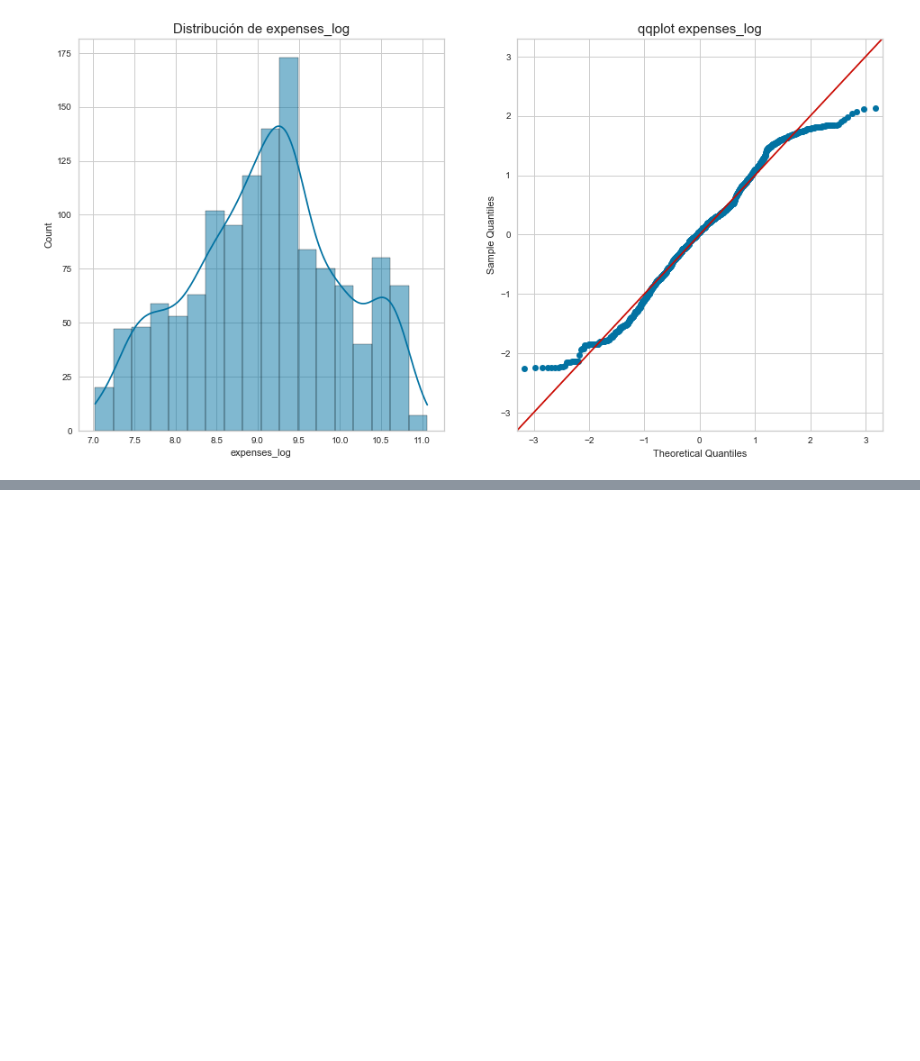
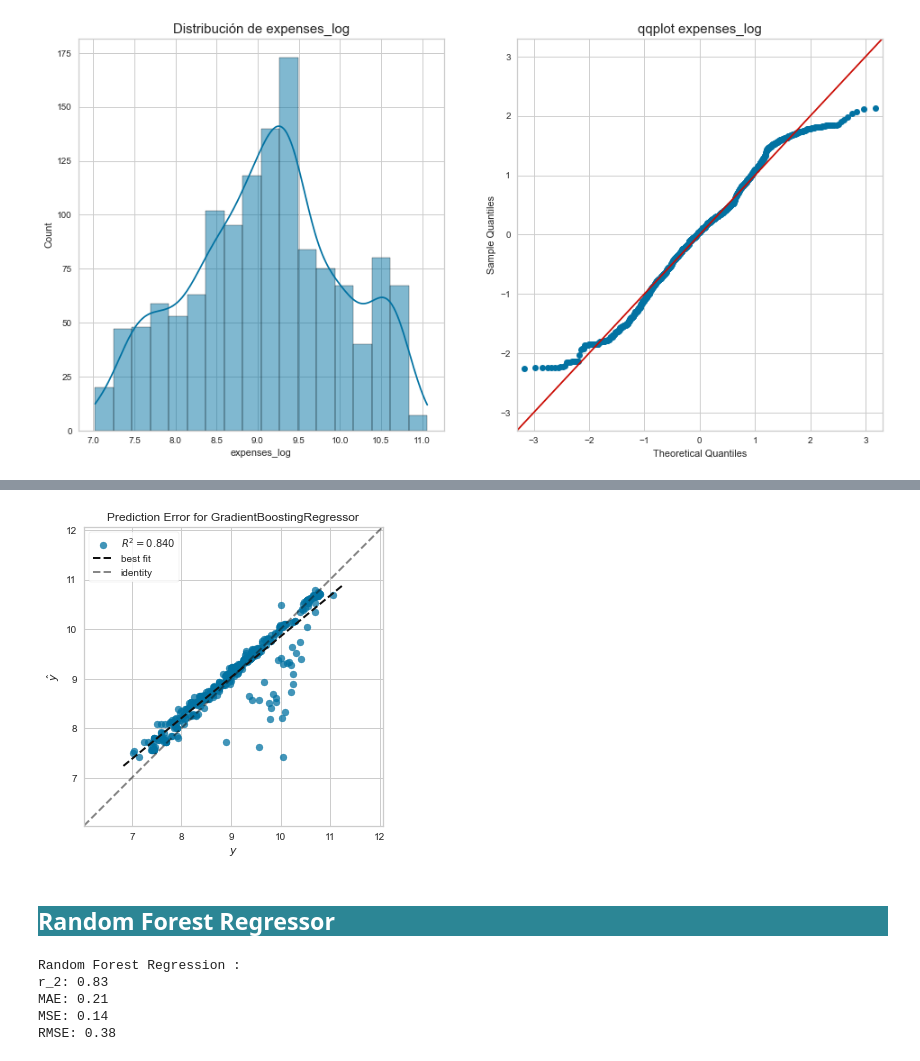
Before and after one commit to Gab0Jorq/insurance, a Jupyter notebook: insurance.ipynb, the cells around one changed output, grey strips where cells are left out. Saved outputs shown, nothing was run; the diff lists cells and outputs as text; code cells hidden in the pictures; blank space fills up the shorter version.

```diff
--- a/insurance.ipynb
+++ b/insurance.ipynb
@@ -359,0 +426,13 @@ visualizer.show()
+# %%
+gradientBoosting = GridSearchCV(estimator = GradientBoostingRegressor(),
+                            param_grid = {'n_estimators': np.arange(50, 800, 50),
+                                            'max_depth': np.arange(2, 11, 1),
+                                            'learning_rate': [0.1, 0.05, 0.01, 0.005, 0.001]},
+                            scoring = 'r2',
+                            cv = 10,
+                            n_jobs = -1)
+gradientBoosting.fit(X_train, y_train)
+gradientBoosting_best = gradientBoosting.best_estimator_.fit(X_train, y_train)
+y_pred_gradientBoosting_best = gradientBoosting_best.predict(X_test)
+score_gradientBoosting_best = r2_score(y_test, y_pred_gradientBoosting_best)
+resultados_r2['Gradient Boosting'] = score_gradientBoosting_best
@@ -359,0 +447,9 @@ visualizer.show()
+# %%
+predict_error_gb = PredictionError(gradientBoosting_best)
+predict_error_gb.fit(X_train, y_train)
+predict_error_gb.score(X_test, y_test)
+predict_error_gb.show();
+# %% [output]
+[figure, added]
+# %% [markdown]
+<h2 style='background-color: #2C8695; color:#FFFFFF'>Random Forest Regressor</h2>
@@ -359,0 +469,8 @@ visualizer.show()
+# %%
+reportar_metricas(y_test, y_pred_rfRegressor_best, 'Random Forest Regression')
+# %% [output]
+Random Forest Regression :
+r_2: 0.83
+MAE: 0.21
+MSE: 0.14
+RMSE: 0.38
```
Also changed, not shown: parts of 19 cells of this notebook.
